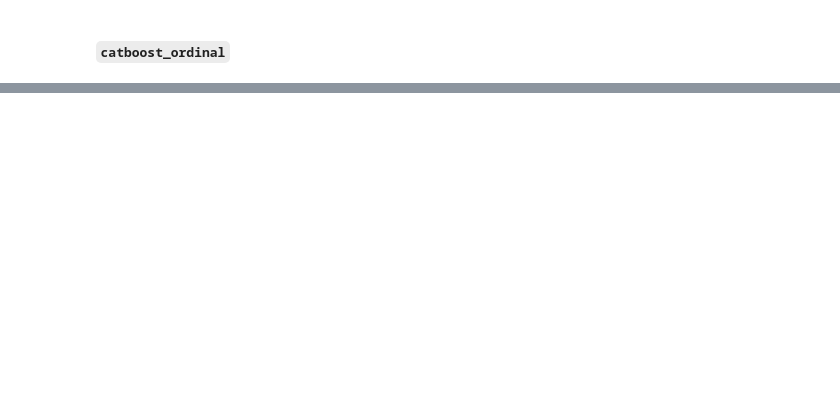
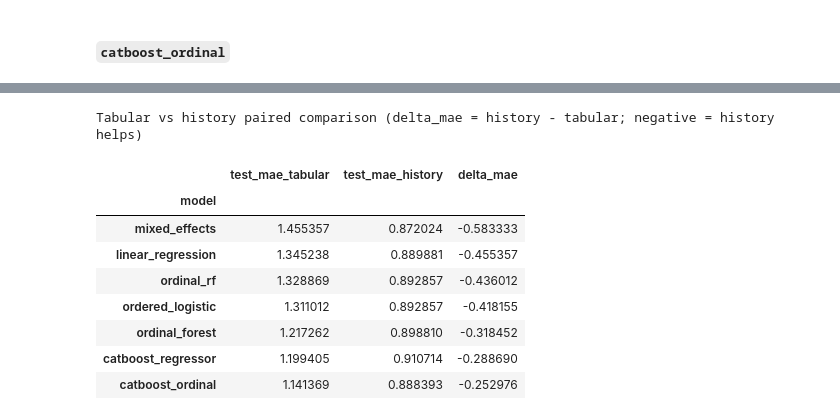
Before and after one commit to EstelleWang-UofT/ML-for-Women, a Jupyter notebook: notebooks/physical activity/fatigue_modeling.ipynb, the cells around one changed output, grey strips where cells are left out. Drawn from its saved outputs; the diff is of its cells as text; code cells hidden in the pictures; blank space fills up the shorter version.

```diff
--- a/notebooks/physical activity/fatigue_modeling.ipynb
+++ b/notebooks/physical activity/fatigue_modeling.ipynb
@@ -438,0 +458,36 @@ Aggregated stability summary
+# %%
+_pair_rows = []
+for _base in ORDINAL_MODELS:
+    _hist = f'{_base}_history'
+    if _base not in ordinal_test_summary.index or _hist not in ordinal_test_summary.index:
+        continue
+    _tabular_mae = ordinal_test_summary.loc[_base, 'test_mae']
+    _history_mae = ordinal_test_summary.loc[_hist, 'test_mae']
+    _pair_rows.append({
+        'model': _base,
+        'test_mae_tabular': _tabular_mae,
+        'test_mae_history': _history_mae,
+        'delta_mae': _history_mae - _tabular_mae,
+    })
+
+if _pair_rows:
+    history_ablation_summary = (
+        pd.DataFrame(_pair_rows)
+        .set_index('model')
+        .sort_values('delta_mae')
+    )
+    print('Tabular vs history paired comparison (delta_mae = history - tabular; negative = history helps)')
+    display(history_ablation_summary)
+else:
+    print('No paired tabular/history models found — run both §3 blocks first.')
+# %% [output]
+Tabular vs history paired comparison (delta_mae = history - tabular; negative = history helps)
+|  | test_mae_tabular | test_mae_history | delta_mae |
+| model |  |  |  |
+| mixed_effects | 1.455357 | 0.872024 | -0.583333 |
+| linear_regression | 1.345238 | 0.889881 | -0.455357 |
+| ordinal_rf | 1.328869 | 0.892857 | -0.436012 |
+| ordered_logistic | 1.311012 | 0.892857 | -0.418155 |
+| ordinal_forest | 1.217262 | 0.898810 | -0.318452 |
+| catboost_regressor | 1.199405 | 0.910714 | -0.288690 |
+| catboost_ordinal | 1.141369 | 0.888393 | -0.252976 |
```
Also changed, not shown: parts of 47 cells of this notebook, 11 other files.
